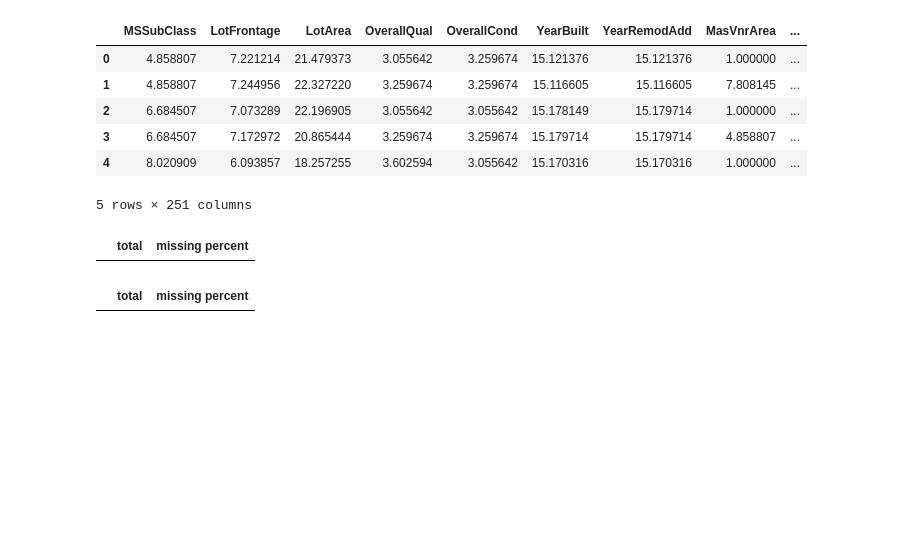
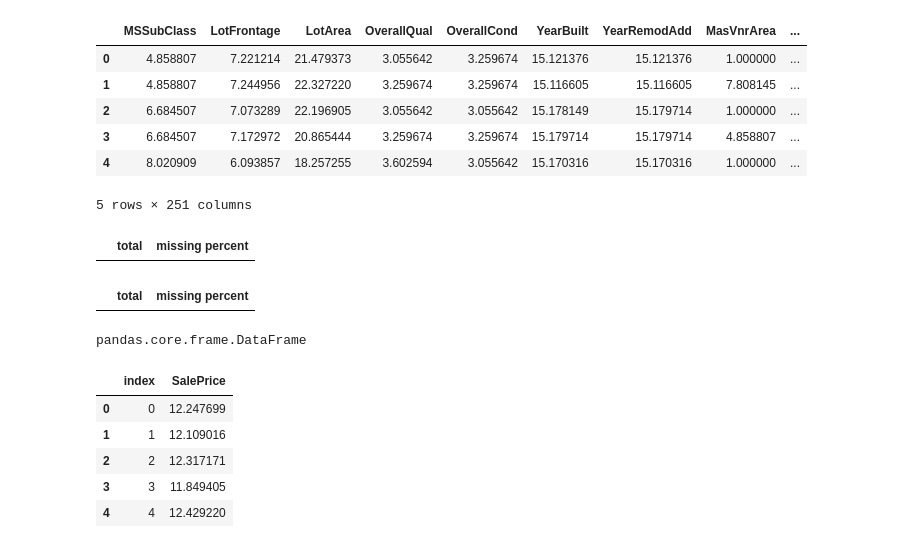
Before and after one commit to drucilal/TTP-MachineLearning-Project, a Jupyter notebook: Bee/EDA.ipynb, the cells around one changed output. Drawn from its saved outputs; the diff is of its cells as text; code cells hidden in the pictures; blank space fills up the shorter version.

```diff
--- a/Bee/EDA.ipynb
+++ b/Bee/EDA.ipynb
@@ -804,3 +805,23 @@ final_test_missing.sort_values(['missing percent'], ascending = [False])
 #nothing missing!
 # %% [output]
 |  | total | missing percent |
+# %%
+# SalePrice log series to the dataframe
+y_log = y_log.to_frame()
+# %%
+#To check y_log
+type(y_log)
+# %% [output]
+pandas.core.frame.DataFrame
+# %%
+#reset index for y_log
+y_log = y_log.reset_index()
+# %%
+y_log.head()
+# %% [output]
+|  | index | SalePrice |
+| 0 | 0 | 12.247699 |
+| 1 | 1 | 12.109016 |
+| 2 | 2 | 12.317171 |
+| 3 | 3 | 11.849405 |
+| 4 | 4 | 12.429220 |
```
Also changed, not shown: parts of 12 cells of this notebook, 1 other file.
